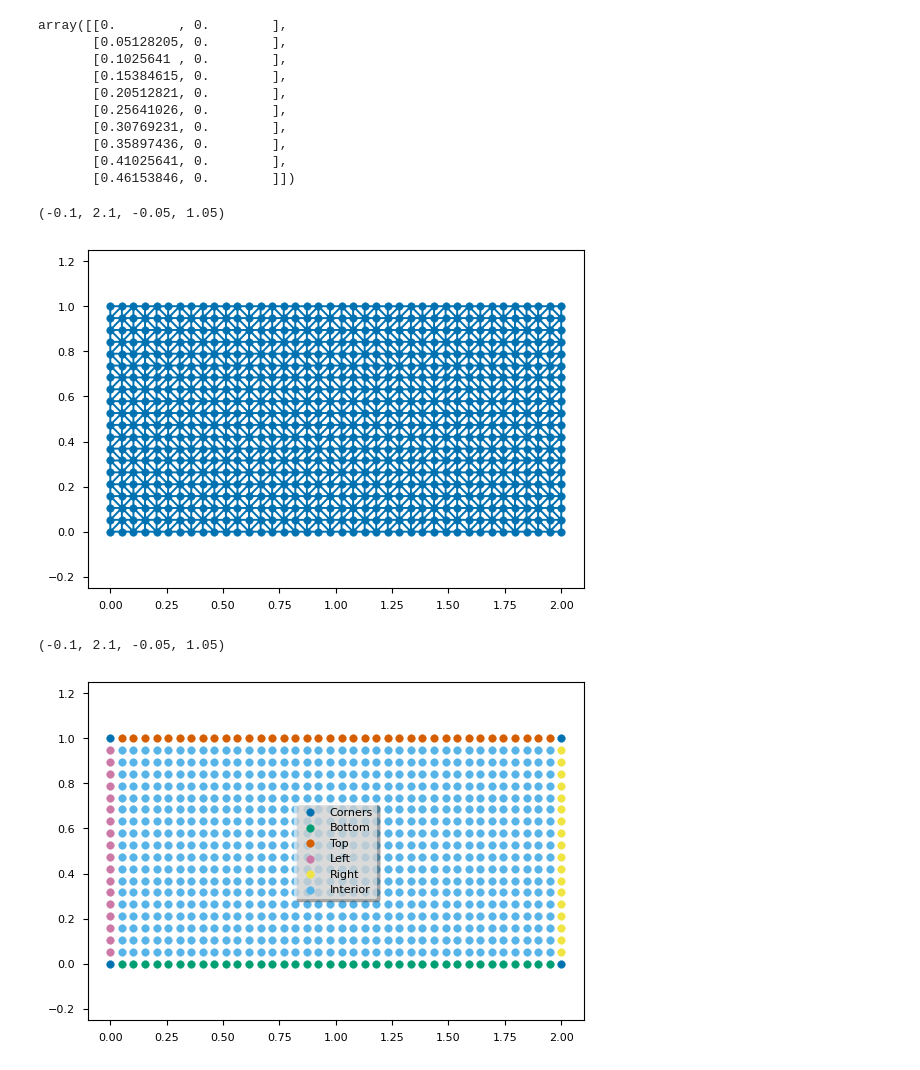
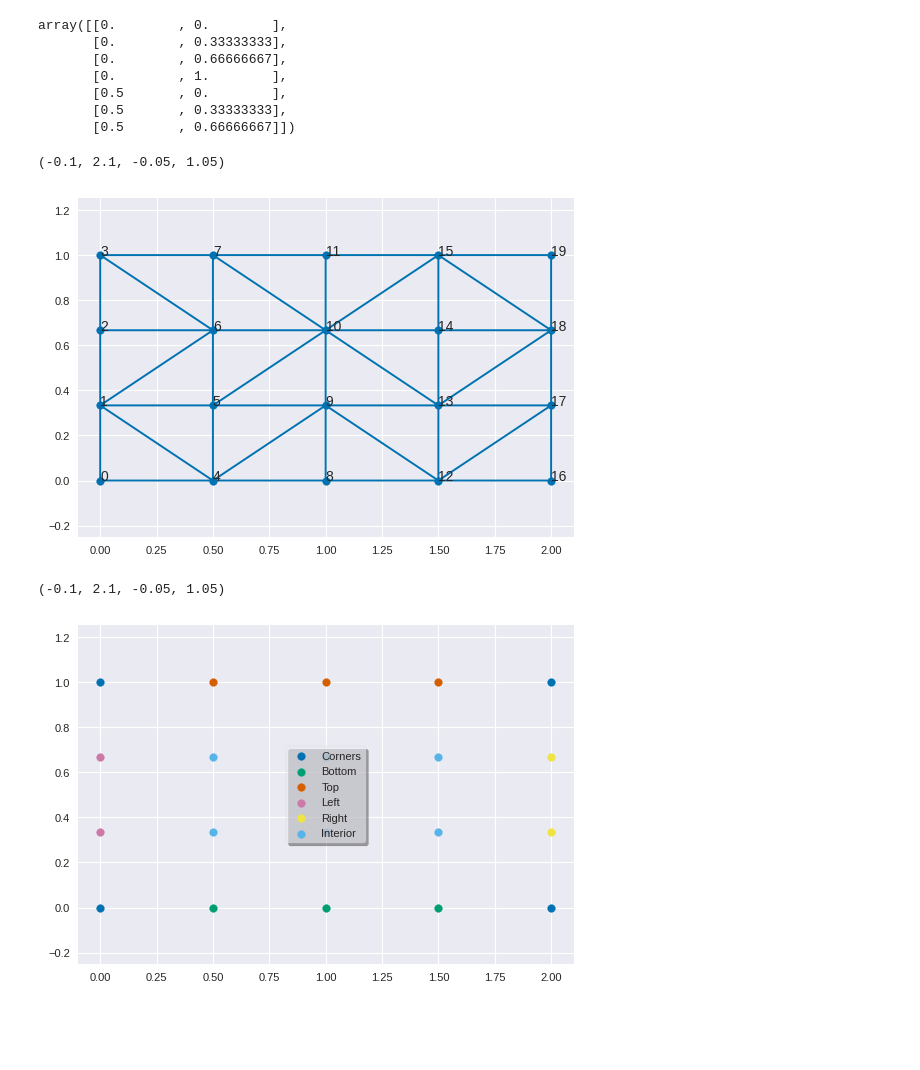
Before and after one commit to RicardoRG73/TesisDoctorado, a Jupyter notebook: 19-Henry2.ipynb, the cells around one changed output. Drawn from its saved outputs; the diff is of its cells as text; code cells hidden in the pictures; blank space fills up the shorter version.

```diff
--- a/19-Henry2.ipynb
+++ b/19-Henry2.ipynb
@@ -4,7 +4,7 @@ import matplotlib.pyplot as plt
 from scipy.spatial import Delaunay
 from scipy.integrate import solve_ivp
 
-plt.style.use(["seaborn-v0_8-colorblind","seaborn-v0_8-paper"]) # "seaborn-v0_8-colorblind"
+plt.style.use(["seaborn-v0_8-darkgrid", "seaborn-v0_8-colorblind","seaborn-v0_8-paper"])
 plt.rcParams["legend.frameon"] = True
 plt.rcParams["legend.shadow"] = True
 plt.rcParams["legend.framealpha"] = 0.6
@@ -13,64 +13,60 @@ color_map = "plasma"
 from GFDM import create_system_K_F
 # %%
 # Mesh
-nx = 40
-ny = 20
+nodes_x = 5
+nodes_y = 4
 
-x = np.linspace(0,2,nx)
-y = np.linspace(0,1,ny)
-x,y = np.meshgrid(x,y)
+coords_x = np.linspace(0,2,nodes_x)
+coords_y = np.linspace(0,1,nodes_y)
+coords_x,coords_y = np.meshgrid(coords_x,coords_y)
 # %%
-p = np.vstack((x.flatten(), y.flatten())).T
-p[:10,:]
+# coords p
+p = np.vstack((coords_x.T.flatten(), coords_y.T.flatten())).T
+p[:7,:]
 # %% [output]
 array([[0.        , 0.        ],
-       [0.05128205, 0.        ],
-       [0.1025641 , 0.        ],
-       [0.15384615, 0.        ],
-       [0.20512821, 0.        ],
-       [0.25641026, 0.        ],
-       [0.30769231, 0.        ],
-       [0.35897436, 0.        ],
-       [0.41025641, 0.        ],
-       [0.46153846, 0.        ]])
+       [0.        , 0.33333333],
+       [0.        , 0.66666667],
+       [0.        , 1.        ],
+       [0.5       , 0.        ],
+       [0.5       , 0.33333333],
+       [0.5       , 0.66666667]])
 # %%
 tri = Delaunay(p)
 plt.triplot(p[:,0], p[:,1], tri.simplices)
-plt.scatter(x,y)
-# for i in range(p.shape[0]):
-#     plt.text(p[i,0],p[i,1],s=str(i))
+plt.scatter(coords_x,coords_y)
+if True:
+    for i in range(p.shape[0]):
+        plt.text(p[i,0],p[i,1],s=str(i))
 plt.axis("equal")
 # %% [output]
 (-0.1, 2.1, -0.05, 1.05)
-[figure, old version]
+[figure, new version]
 # %%
 # Boundaries index
-bc = np.array([1, nx,  nx*ny-nx+1, nx*ny]) - 1      # corners
-bcb = bc[:2]                                        # cornesrs bottom
-bct = bc[2:]                                        # corners top
-bcl = np.array([bc[0],bc[2]])                       # corners left
-bcr = np.array([bc[1],bc[3]])                       # corners right
-bb = np.arange(1, nx-1)                             # bottom
-bt = np.arange(nx*ny-nx+1, nx*ny-1)                 # top
-bl = np.arange(nx, nx*ny-nx, nx)                    # left
-br = np.arange(2*nx-1, nx*ny-nx, nx)                # right
-Boundaries = np.hstack((bc,bb,bt,bl,br))
+N = nodes_x * nodes_y   # total nodes
+index_corners = np.array([1, nodes_y,  N-nodes_y+1, N]) - 1      # corners
+index_bottom = np.arange(nodes_y, N-nodes_y, nodes_y)                                    # bottom
+index_top = np.arange(2*nodes_y-1, N-nodes_y, nodes_y)    # top
+index_left = np.arange(1, nodes_y-1)       # left
+index_right = np.arange(N-nodes_y+1, N-1)   # right
+Boundaries = np.hstack((index_corners,index_bottom,index_top,index_left,index_right))
 
 # interior index
-interior = np.arange(0,nx*ny)
+interior = np.arange(0,N)
 interior = np.setdiff1d(interior, Boundaries)
 
-plt.scatter(p[bc,0], p[bc,1], label="Corners")
-plt.scatter(p[bb,0], p[bb,1], label="Bottom")
-plt.scatter(p[bt,0], p[bt,1], label="Top")
-plt.scatter(p[bl,0], p[bl,1], label="Left")
-plt.scatter(p[br,0], p[br,1], label="Right")
+plt.scatter(p[index_corners,0], p[index_corners,1], label="Corners")
+plt.scatter(p[index_bottom,0], p[index_bottom,1], label="Bottom")
+plt.scatter(p[index_top,0], p[index_top,1], label="Top")
+plt.scatter(p[index_left,0], p[index_left,1], label="Left")
+plt.scatter(p[index_right,0], p[index_right,1], label="Right")
 plt.scatter(p[interior,0], p[interior,1], label="Interior")
 plt.legend(loc="center")
 plt.axis("equal")
 # %% [output]
 (-0.1, 2.1, -0.05, 1.05)
-[figure, old version]
+[figure, new version]
 # %%
 # Problem parameters
 a = 0.2637
```
Also changed, not shown: parts of 10 cells of this notebook, 4 other files.
